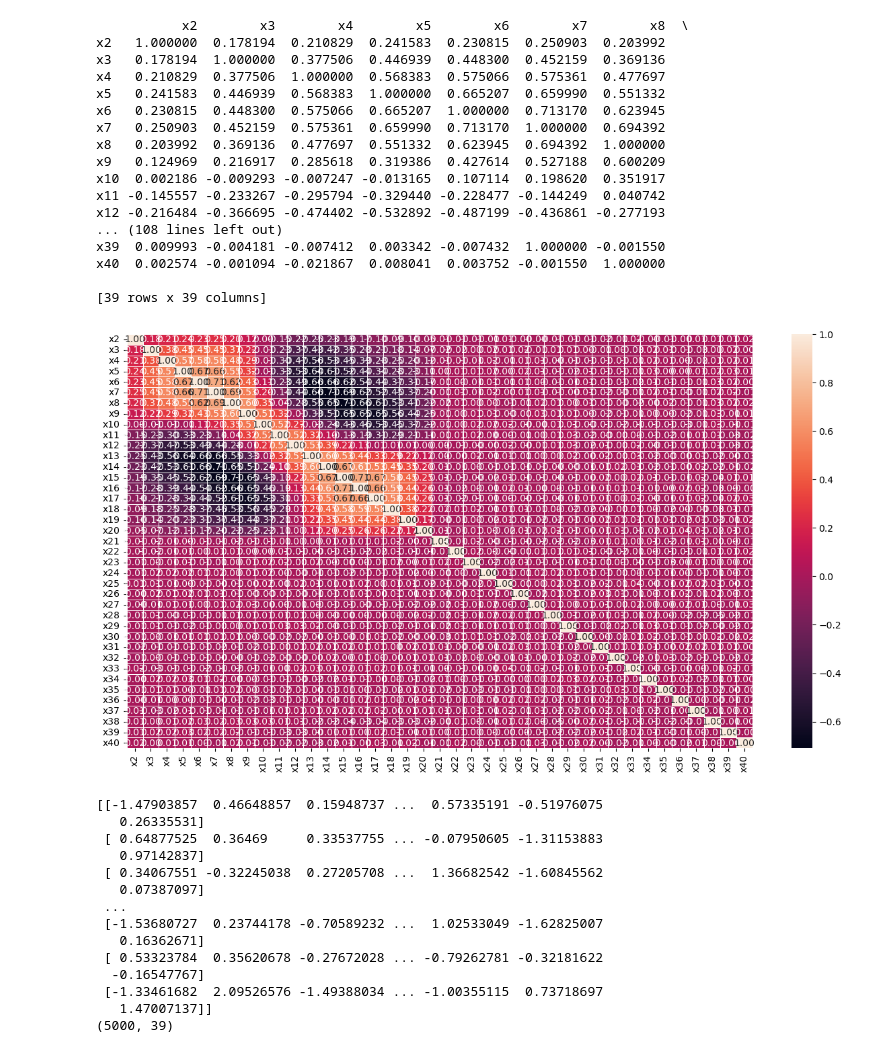
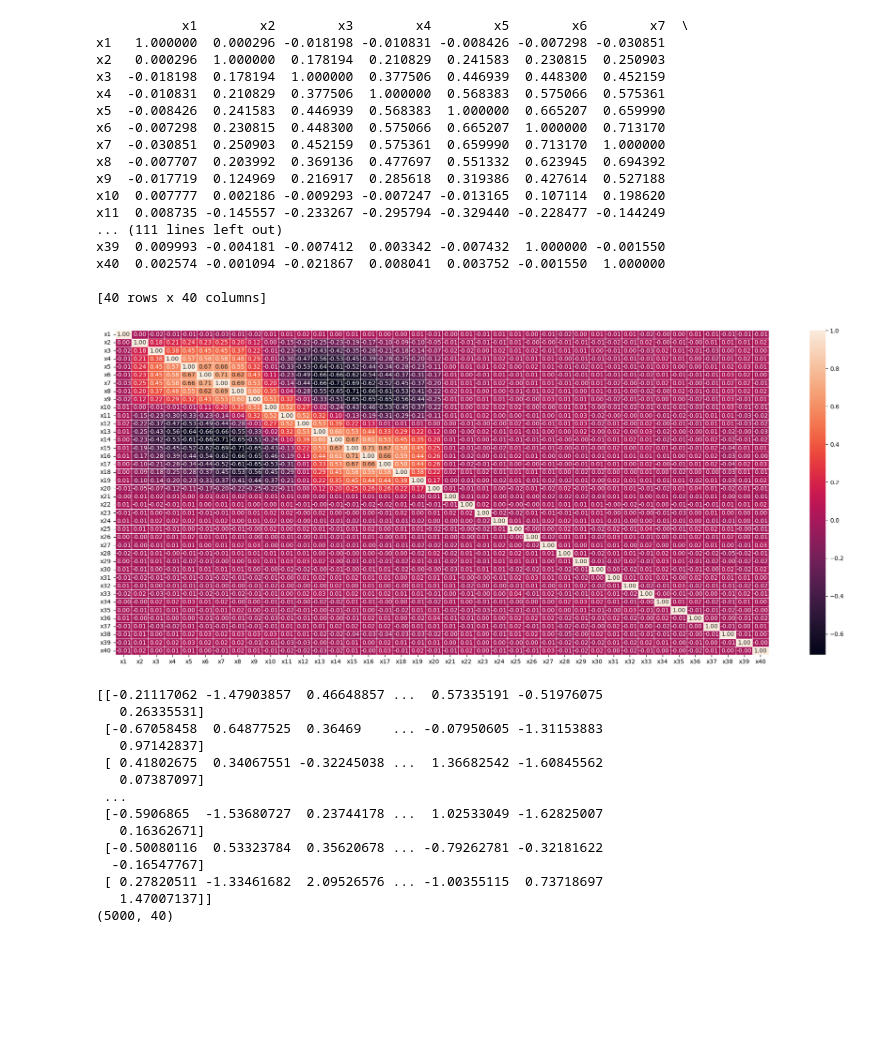
Before and after one commit to jady-lima/Correlacao-de-Pearson-e-Reducao-de-Dimensionalidade, a Jupyter notebook: src/03_correlacao_waveform.ipynb, the cells around one changed output. Saved outputs shown, nothing was run; the diff lists cells and outputs as text; code cells hidden in the pictures; blank space fills up the shorter version.

```diff
--- a/src/03_correlacao_waveform.ipynb
+++ b/src/03_correlacao_waveform.ipynb
@@ -24,36 +24,36 @@ Data columns (total 41 columns):
 dtypes: float64(40), int64(1)
 memory usage: 1.6 MB
 # %%
-X = databaseWaveform.iloc[:, 1:-1]
+X = databaseWaveform.iloc[:, :-1]
 correlationPearsonComplete = X.corr(method='pearson')
 print(correlationPearsonComplete)
 # %% [output]
-           x2        x3        x4        x5        x6        x7        x8  \
-x2   1.000000  0.178194  0.210829  0.241583  0.230815  0.250903  0.203992
-x3   0.178194  1.000000  0.377506  0.446939  0.448300  0.452159  0.369136
-x4   0.210829  0.377506  1.000000  0.568383  0.575066  0.575361  0.477697
-x5   0.241583  0.446939  0.568383  1.000000  0.665207  0.659990  0.551332
-x6   0.230815  0.448300  0.575066  0.665207  1.000000  0.713170  0.623945
-x7   0.250903  0.452159  0.575361  0.659990  0.713170  1.000000  0.694392
-x8   0.203992  0.369136  0.477697  0.551332  0.623945  0.694392  1.000000
-x9   0.124969  0.216917  0.285618  0.319386  0.427614  0.527188  0.600209
-x10  0.002186 -0.009293 -0.007247 -0.013165  0.107114  0.198620  0.351917
-x11 -0.145557 -0.233267 -0.295794 -0.329440 -0.228477 -0.144249  0.040742
-x12 -0.216484 -0.366695 -0.474402 -0.532892 -0.487199 -0.436861 -0.277193
-... (108 lines left out)
+           x1        x2        x3        x4        x5        x6        x7  \
+x1   1.000000  0.000296 -0.018198 -0.010831 -0.008426 -0.007298 -0.030851
+x2   0.000296  1.000000  0.178194  0.210829  0.241583  0.230815  0.250903
+x3  -0.018198  0.178194  1.000000  0.377506  0.446939  0.448300  0.452159
+x4  -0.010831  0.210829  0.377506  1.000000  0.568383  0.575066  0.575361
+x5  -0.008426  0.241583  0.446939  0.568383  1.000000  0.665207  0.659990
+x6  -0.007298  0.230815  0.448300  0.575066  0.665207  1.000000  0.713170
+x7  -0.030851  0.250903  0.452159  0.575361  0.659990  0.713170  1.000000
+x8  -0.007707  0.203992  0.369136  0.477697  0.551332  0.623945  0.694392
+x9  -0.017719  0.124969  0.216917  0.285618  0.319386  0.427614  0.527188
+x10  0.007777  0.002186 -0.009293 -0.007247 -0.013165  0.107114  0.198620
+x11  0.008735 -0.145557 -0.233267 -0.295794 -0.329440 -0.228477 -0.144249
+... (111 lines left out)
 x39  0.009993 -0.004181 -0.007412  0.003342 -0.007432  1.000000 -0.001550
 x40  0.002574 -0.001094 -0.021867  0.008041  0.003752 -0.001550  1.000000
 
-[39 rows x 39 columns]
+[40 rows x 40 columns]
 # %%
 df1 = pd.DataFrame(correlationPearsonComplete)
 df1.to_csv("data/Waveform/CorrelacaoPearsonComplete.csv", index=False)
 # %%
-plt.figure(figsize=(15, 8))
+plt.figure(figsize=(25, 10))
 plot = sn.heatmap(correlationPearsonComplete, annot=True, fmt=".2f", linewidths=.6)
 plt.show()
 # %% [output]
-[figure, old version]
+[figure, new version]
 # %%
 from sklearn.preprocessing import StandardScaler
 # %%
@@ -61,20 +61,20 @@ X_std = StandardScaler().fit_transform(X)
 print(X_std)
 print(X_std.shape)
 # %% [output]
-[[-1.47903857  0.46648857  0.15948737 ...  0.57335191 -0.51976075
+[[-0.21117062 -1.47903857  0.46648857 ...  0.57335191 -0.51976075
    0.26335531]
- [ 0.64877525  0.36469     0.33537755 ... -0.07950605 -1.31153883
+ [-0.67058458  0.64877525  0.36469    ... -0.07950605 -1.31153883
    0.97142837]
- [ 0.34067551 -0.32245038  0.27205708 ...  1.36682542 -1.60845562
+ [ 0.41802675  0.34067551 -0.32245038 ...  1.36682542 -1.60845562
    0.07387097]
  ...
- [-1.53680727  0.23744178 -0.70589232 ...  1.02533049 -1.62825007
+ [-0.5906865  -1.53680727  0.23744178 ...  1.02533049 -1.62825007
    0.16362671]
- [ 0.53323784  0.35620678 -0.27672028 ... -0.79262781 -0.32181622
+ [-0.50080116  0.53323784  0.35620678 ... -0.79262781 -0.32181622
   -0.16547767]
- [-1.33461682  2.09526576 -1.49388034 ... -1.00355115  0.73718697
+ [ 0.27820511 -1.33461682  2.09526576 ... -1.00355115  0.73718697
    1.47007137]]
-(5000, 39)
+(5000, 40)
 # %%
 from sklearn.decomposition import PCA
 # %%
```
Also changed, not shown: parts of 2 cells of this notebook, 4 other files.
